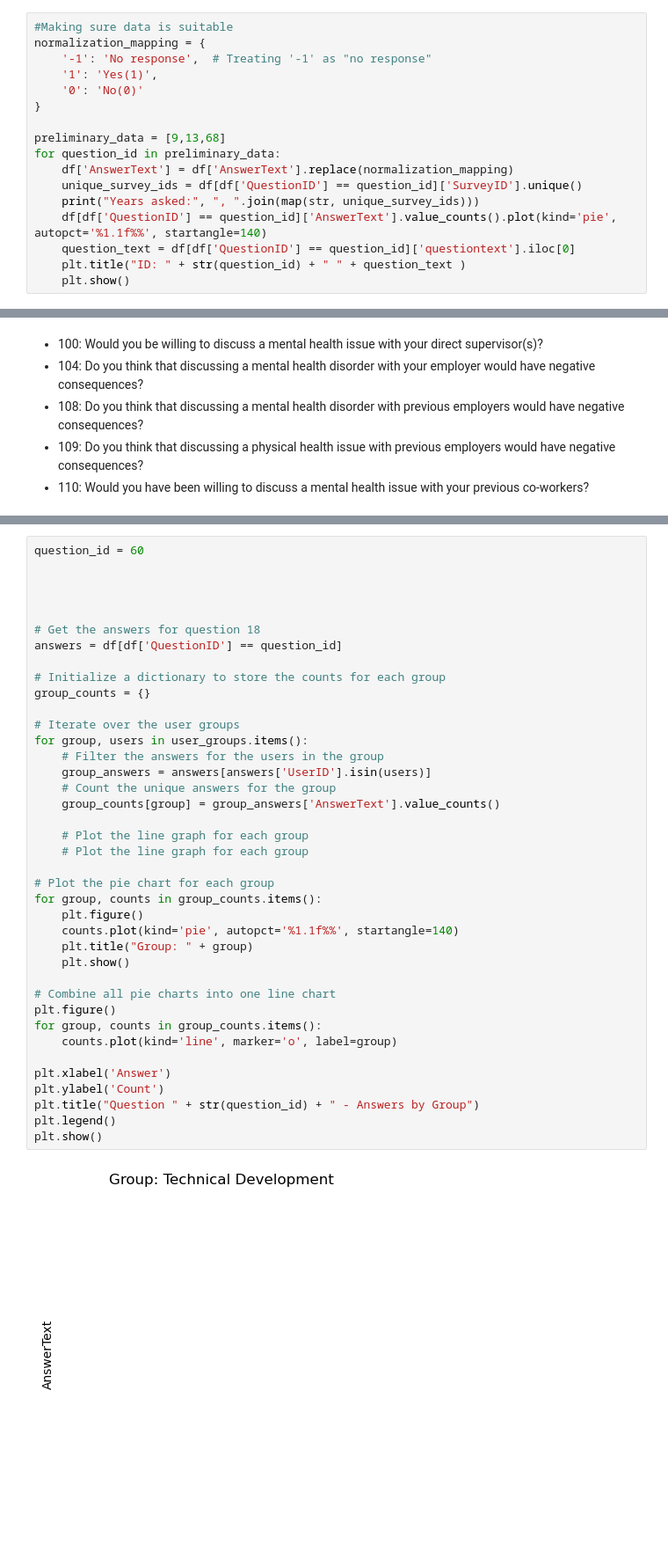
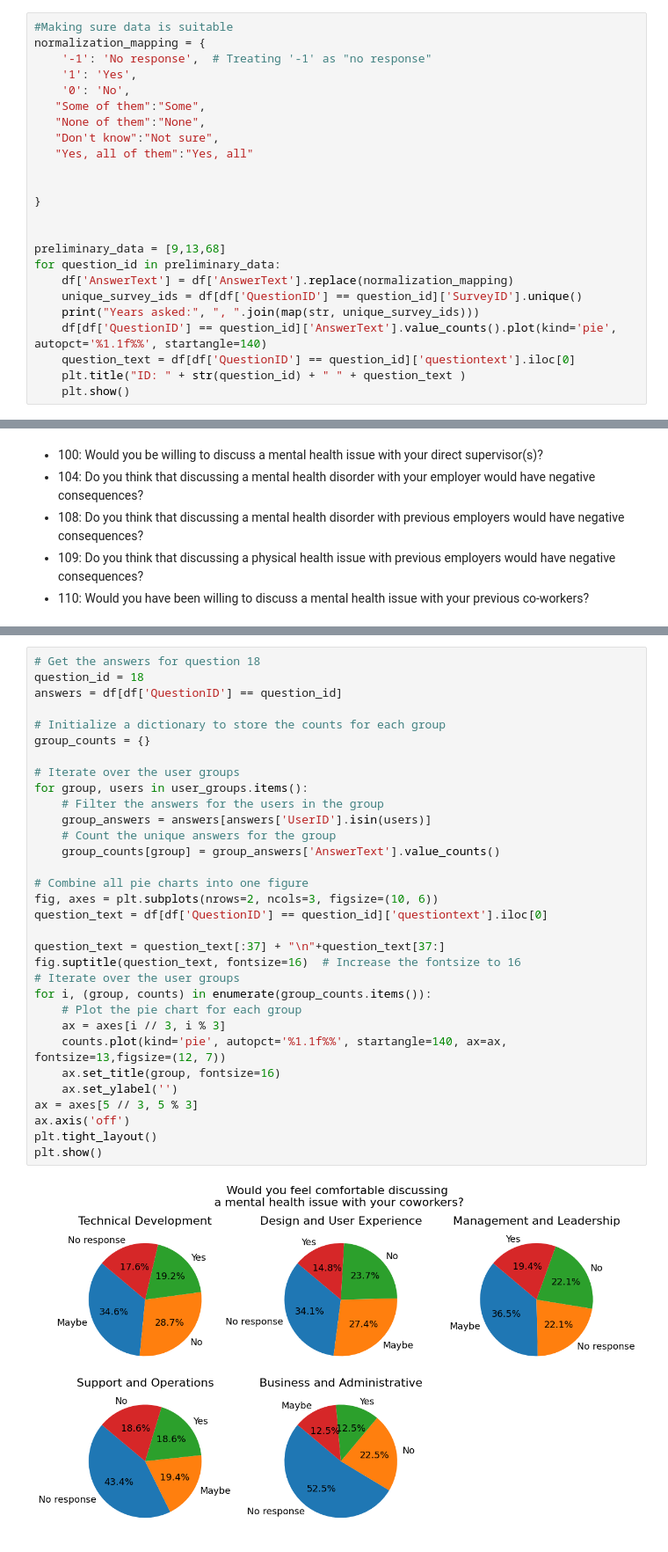
Before and after one commit to Itsamesamir/COMP0031, a Jupyter notebook: mentalHealth/jobRole.ipynb, the cells around one changed output, grey strips where cells are left out. Shown at 88% size. Cells and saved outputs as stored; diff of their text form.

```diff
--- a/mentalHealth/jobRole.ipynb
+++ b/mentalHealth/jobRole.ipynb
@@ -48,9 +57,16 @@ HR
 #Making sure data is suitable
 normalization_mapping = {
     '-1': 'No response',  # Treating '-1' as "no response"
-    '1': 'Yes(1)',
-    '0': 'No(0)'
+    '1': 'Yes',
+    '0': 'No',
+   "Some of them":"Some",
+   "None of them":"None",
+   "Don't know":"Not sure",
+   "Yes, all of them":"Yes, all"
+
+
 }
+
 
 preliminary_data = [9,13,68]
 for question_id in preliminary_data:
@@ -337,41 +407,34 @@ plt.show()
 # %%
-question_id = 60
-
-
-
-
 # Get the answers for question 18
+question_id = 18
 answers = df[df['QuestionID'] == question_id]
 
 # Initialize a dictionary to store the counts for each group
 group_counts = {}
 
 # Iterate over the user groups
 for group, users in user_groups.items():
     # Filter the answers for the users in the group
     group_answers = answers[answers['UserID'].isin(users)]
     # Count the unique answers for the group
     group_counts[group] = group_answers['AnswerText'].value_counts()
 
-    # Plot the line graph for each group
-    # Plot the line graph for each group
+# Combine all pie charts into one figure
+fig, axes = plt.subplots(nrows=2, ncols=3, figsize=(10, 6))
+question_text = df[df['QuestionID'] == question_id]['questiontext'].iloc[0]
 
-# Plot the pie chart for each group
-for group, counts in group_counts.items():
-    plt.figure()
-    counts.plot(kind='pie', autopct='%1.1f%%', startangle=140)
-    plt.title("Group: " + group)
-    plt.show()
-
-# Combine all pie charts into one line chart
-plt.figure()
-for group, counts in group_counts.items():
-    counts.plot(kind='line', marker='o', label=group)
-
-plt.xlabel('Answer')
-plt.ylabel('Count')
-plt.title("Question " + str(question_id) + " - Answers by Group")
-plt.legend()
+question_text = question_text[:37] + "\n"+question_text[37:]
+fig.suptitle(question_text, fontsize=16)  # Increase the fontsize to 16
+# Iterate over the user groups
+for i, (group, counts) in enumerate(group_counts.items()):
+    # Plot the pie chart for each group
+    ax = axes[i // 3, i % 3]
+    counts.plot(kind='pie', autopct='%1.1f%%', startangle=140, ax=ax, fontsize=13,figsize=(12, 7))
+    ax.set_title(group, fontsize=16)
+    ax.set_ylabel('')
+ax = axes[5 // 3, 5 % 3]
+ax.axis('off')
+plt.tight_layout()
 plt.show()
 # %% [output]
-[figure, old version]
+[figure, new version]
```
Also changed, not shown: parts of 15 cells of this notebook, 17 other files.
